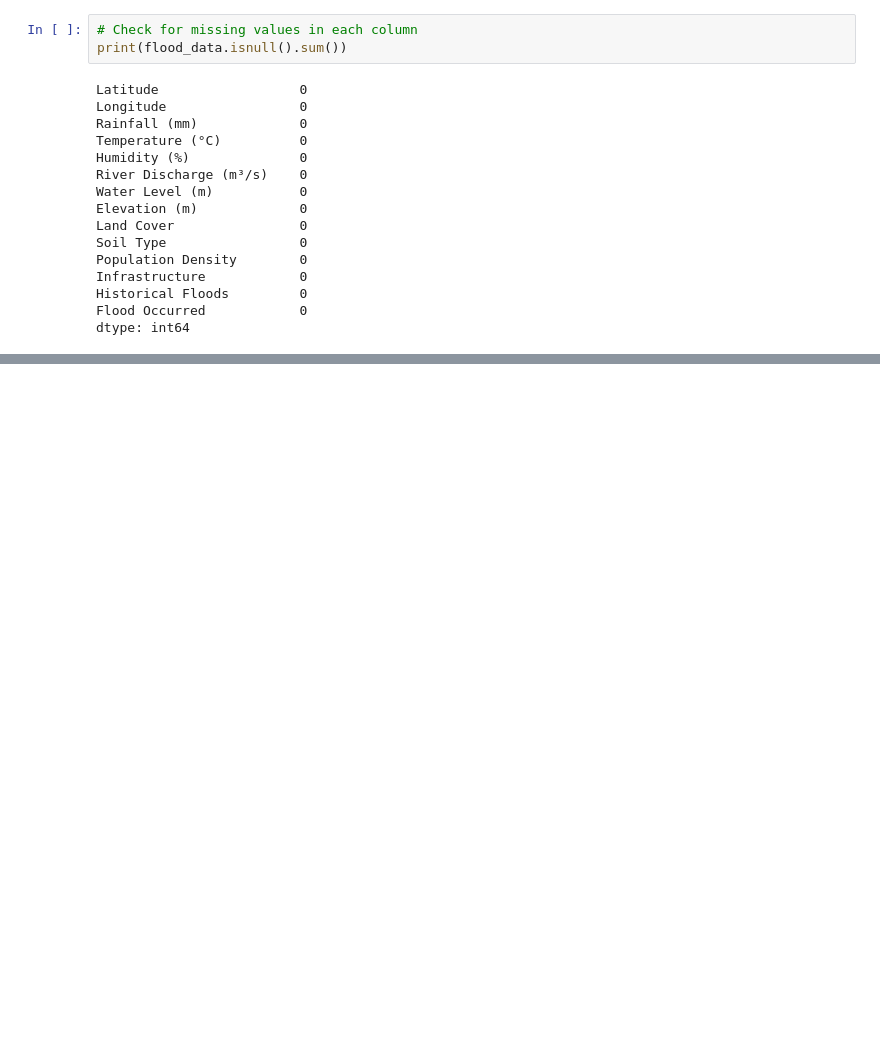
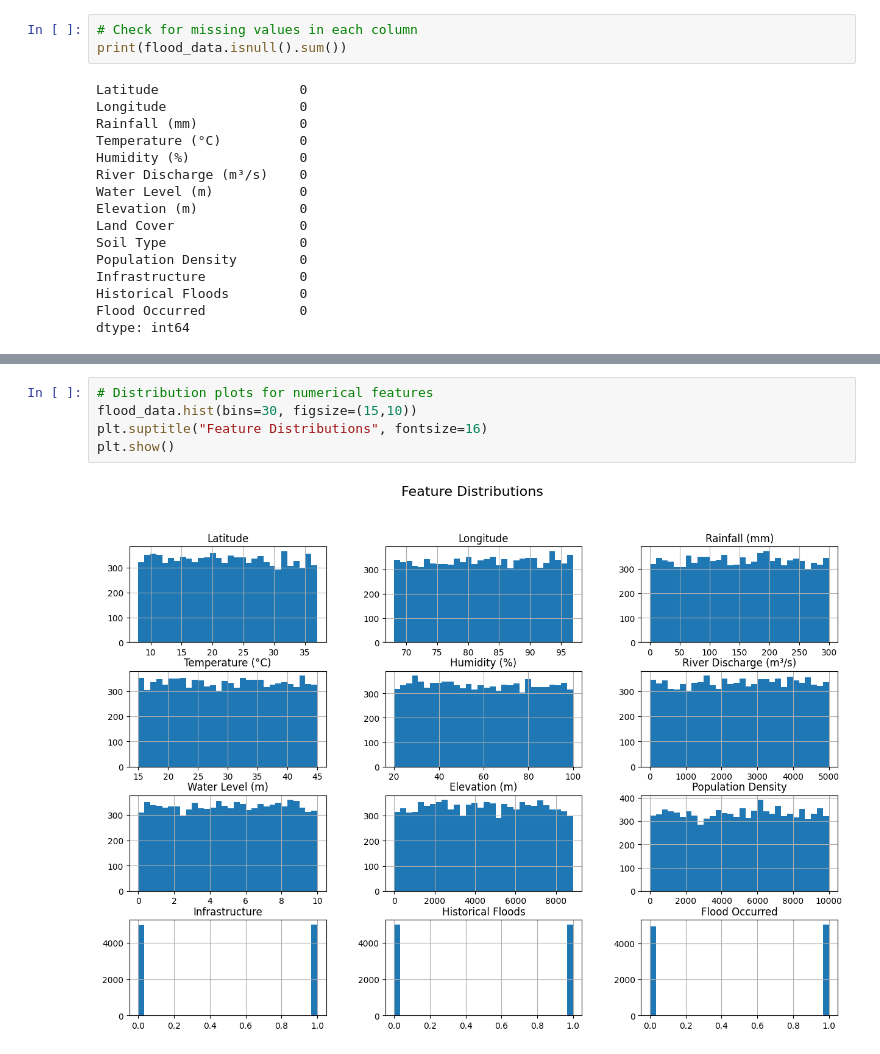
Before and after one commit to Ishitajuyal/Flood_Prediction, a Jupyter notebook: Project_Flood_Prediction.ipynb, the cells around one changed output, grey strips where cells are left out. Cells and saved outputs as stored; diff of their text form; blank space fills up the shorter version.

```diff
--- a/Project_Flood_Prediction.ipynb
+++ b/Project_Flood_Prediction.ipynb
@@ -101,0 +124,7 @@ dtype: int64
+# %%
+# Distribution plots for numerical features
+flood_data.hist(bins=30, figsize=(15,10))
+plt.suptitle("Feature Distributions", fontsize=16)
+plt.show()
+# %% [output]
+[figure, added]
```
Also changed, not shown: parts of 15 cells of this notebook, 1 other file.
